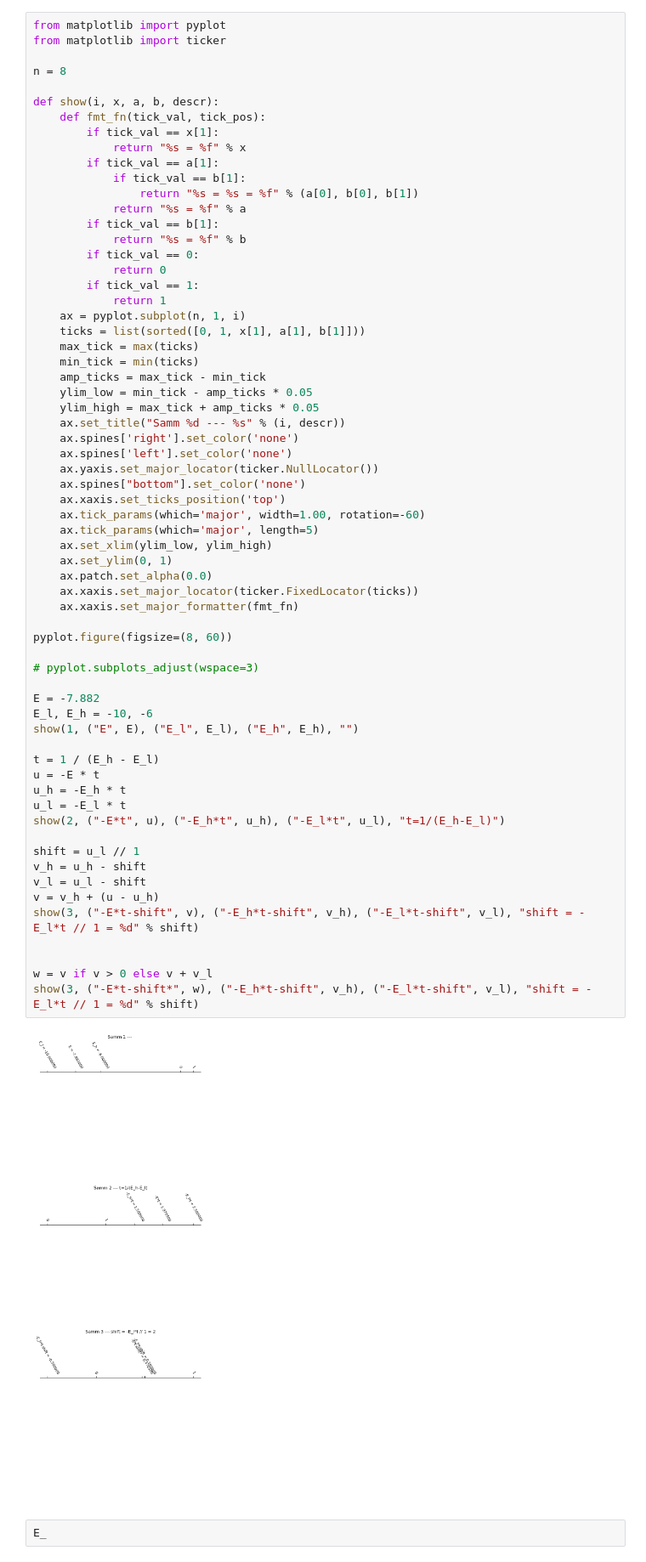
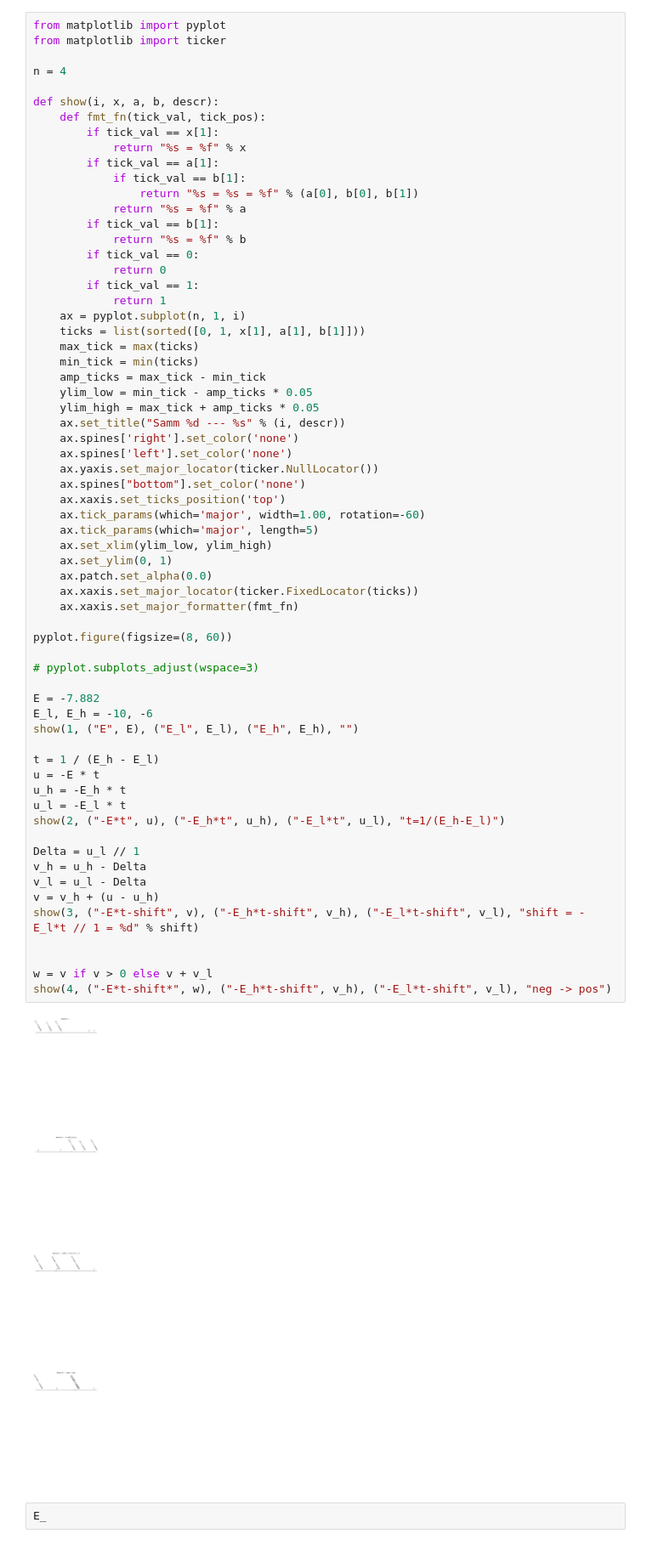
Before and after one commit to mattiasmarka/bakt, a Jupyter notebook: src/results/seletus.ipynb, the cells around one changed output. Shown: that part at 85% size. Drawn from its saved outputs; the diff is of its cells as text.

```diff
--- a/src/results/seletus.ipynb
+++ b/src/results/seletus.ipynb
@@ -2,7 +2,7 @@
 from matplotlib import pyplot
 from matplotlib import ticker
 
-n = 8
+n = 4
 
 def show(i, x, a, b, descr):
     def fmt_fn(tick_val, tick_pos):
@@ -32,37 +32,37 @@ def show(i, x, a, b, descr):
     ax.spines["bottom"].set_color('none')
     ax.xaxis.set_ticks_position('top')
     ax.tick_params(which='major', width=1.00, rotation=-60)
     ax.tick_params(which='major', length=5)
     ax.set_xlim(ylim_low, ylim_high)
     ax.set_ylim(0, 1)
     ax.patch.set_alpha(0.0)
     ax.xaxis.set_major_locator(ticker.FixedLocator(ticks))
     ax.xaxis.set_major_formatter(fmt_fn)
 
 pyplot.figure(figsize=(8, 60))
 
 # pyplot.subplots_adjust(wspace=3)
 
 E = -7.882
 E_l, E_h = -10, -6
 show(1, ("E", E), ("E_l", E_l), ("E_h", E_h), "")
 
 t = 1 / (E_h - E_l)
 u = -E * t
 u_h = -E_h * t
 u_l = -E_l * t
 show(2, ("-E*t", u), ("-E_h*t", u_h), ("-E_l*t", u_l), "t=1/(E_h-E_l)")
 
-shift = u_l // 1
-v_h = u_h - shift
-v_l = u_l - shift
+Delta = u_l // 1
+v_h = u_h - Delta
+v_l = u_l - Delta
 v = v_h + (u - u_h)
 show(3, ("-E*t-shift", v), ("-E_h*t-shift", v_h), ("-E_l*t-shift", v_l), "shift = -E_l*t // 1 = %d" % shift)
 
 
 w = v if v > 0 else v + v_l
-show(3, ("-E*t-shift*", w), ("-E_h*t-shift", v_h), ("-E_l*t-shift", v_l), "shift = -E_l*t // 1 = %d" % shift)
+show(4, ("-E*t-shift*", w), ("-E_h*t-shift", v_h), ("-E_l*t-shift", v_l), "neg -> pos")
 # %% [output]
-[figure, old version]
+[figure, new version]
 # %%
 E_
```
Also changed, not shown: 11 other files.
